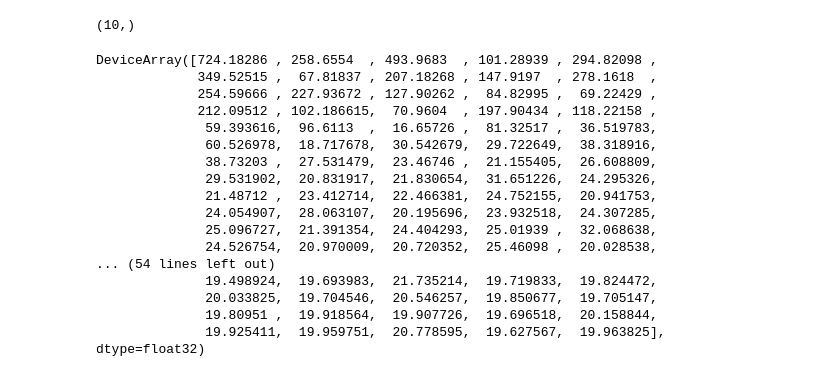
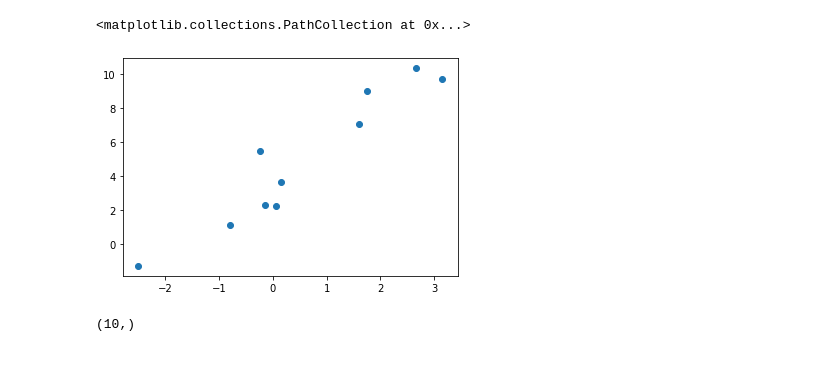
Before and after one commit to AnandShegde/pml_baselines, a Jupyter notebook: ajax/linear_regression_ajax.ipynb, the cells around one changed output. Cells and saved outputs as stored; diff of their text form; code cells hidden in the pictures.

```diff
--- a/ajax/linear_regression_ajax.ipynb
+++ b/ajax/linear_regression_ajax.ipynb
@@ -77,3 +83,8 @@ WARNING:absl:No GPU/TPU found, falling back to CPU. (Set TF_CPP_MIN_LOG_LEVEL=0
+# %%
+plt.scatter(X[:,1],Y)
+# %% [output]
+<matplotlib.collections.PathCollection at 0x...>
+[figure, added]
 # %%
 def link_func(samples):
     mean = X@samples["theta"]
@@ -111,25 +122,6 @@ def update_func(carry,x):
 # %%
 carry = {'params':params, 'state': state,'seed':jax.random.PRNGKey(100)}
 carry,loss = jax.lax.scan(update_func, carry,xs = None,length= 350)
-loss
-# %% [output]
-DeviceArray([724.18286 , 258.6554  , 493.9683  , 101.28939 , 294.82098 ,
-             349.52515 ,  67.81837 , 207.18268 , 147.9197  , 278.1618  ,
-             254.59666 , 227.93672 , 127.90262 ,  84.82995 ,  69.22429 ,
-             212.09512 , 102.186615,  70.9604  , 197.90434 , 118.22158 ,
-              59.393616,  96.6113  ,  16.65726 ,  81.32517 ,  36.519783,
-              60.526978,  18.717678,  30.542679,  29.722649,  38.318916,
-              38.73203 ,  27.531479,  23.46746 ,  21.155405,  26.608809,
-              29.531902,  20.831917,  21.830654,  31.651226,  24.295326,
-              21.48712 ,  23.412714,  22.466381,  24.752155,  20.941753,
-              24.054907,  28.063107,  20.195696,  23.932518,  24.307285,
-              25.096727,  21.391354,  24.404293,  25.01939 ,  32.068638,
-              24.526754,  20.970009,  20.720352,  25.46098 ,  20.028538,
-... (54 lines left out)
-              19.498924,  19.693983,  21.735214,  19.719833,  19.824472,
-              20.033825,  19.704546,  20.546257,  19.850677,  19.705147,
-              19.80951 ,  19.918564,  19.907726,  19.696518,  20.158844,
-              19.925411,  19.959751,  20.778595,  19.627567,  19.963825],            dtype=float32)
 # %%
 likelihood.log_prob(data=Y,params =prior.sample(seed = jax.random.PRNGKey(100)))
 # %% [output]
```
Also changed, not shown: parts of 11 cells of this notebook, 4 other files.
